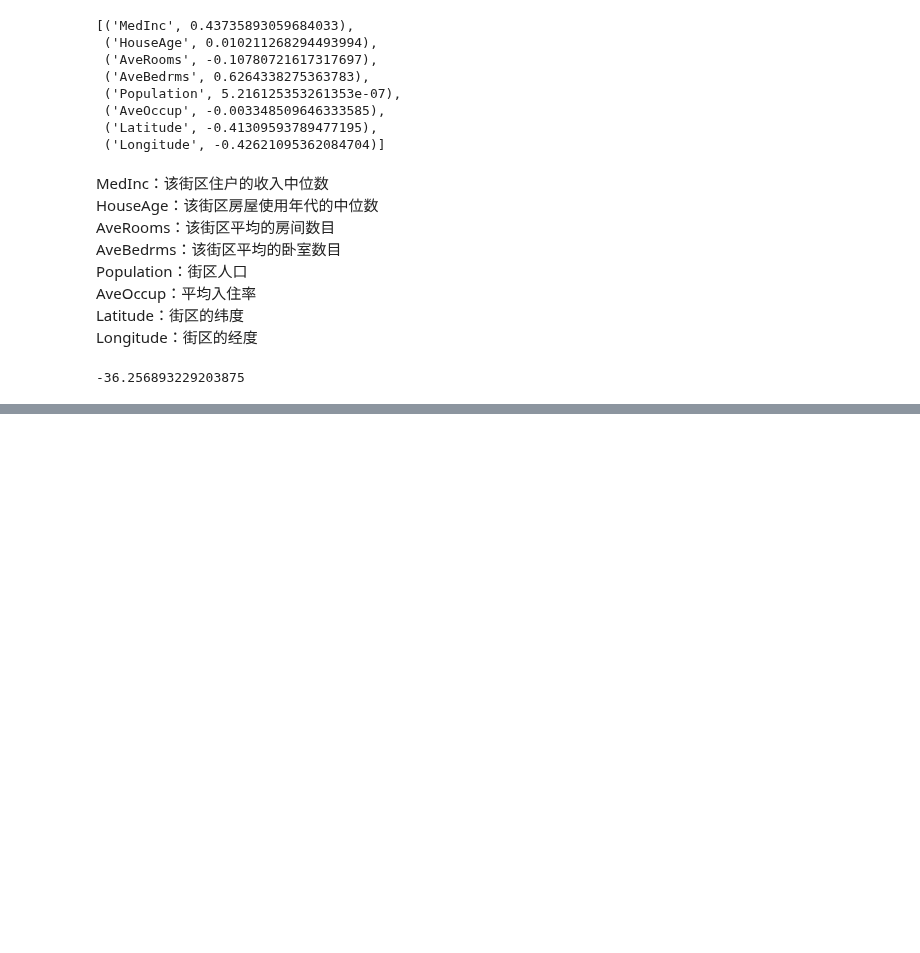
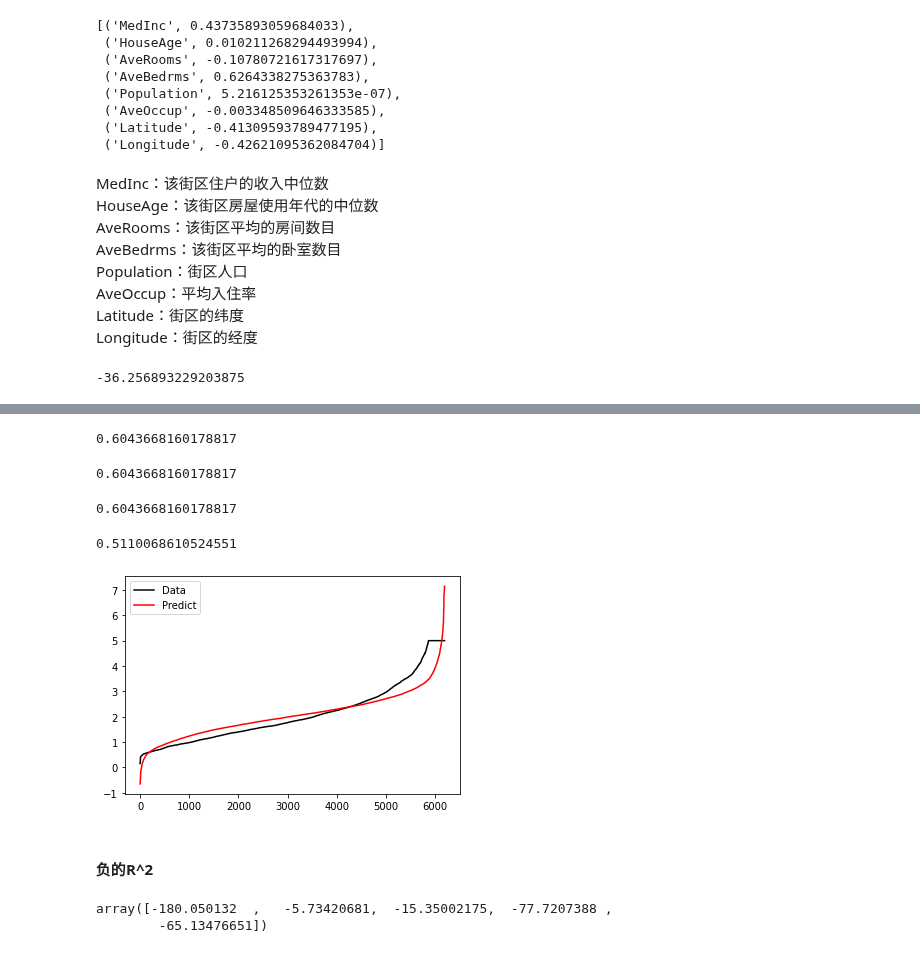
Before and after one commit to JustDoItGit/caicai_sklearn, a Jupyter notebook: 第九章 回归大家族：线性，岭回归，Lasso，多项式/线性回归.ipynb, the cells around one changed output, grey strips where cells are left out. Cells and saved outputs as stored; diff of their text form; code cells hidden in the pictures; blank space fills up the shorter version.

```diff
--- a/第九章 回归大家族：线性，岭回归，Lasso，多项式/线性回归.ipynb
+++ b/第九章 回归大家族：线性，岭回归，Lasso，多项式/线性回归.ipynb
@@ -164,0 +229,18 @@ reg.intercept_
+# %%
+r2 = reg.score(Xtest, Ytest)
+r2
+# %% [output]
+0.6043668160178817
+# %%
+r2_score(Ytest, yhat)
+# %% [output]
+0.6043668160178817
+# %%
+# 或者你也可以指定参数，就不必在意顺序了
+r2_score(y_true=Ytest, y_pred=yhat)
+# %% [output]
+0.6043668160178817
+# %%
+cross_val_score(reg, X, y, cv=10, scoring='r2').mean()
+# %% [output]
+0.5110068610524551
@@ -164,0 +249,18 @@ reg.intercept_
+# %%
+plt.plot(range(len(Ytest)),sorted(Ytest),c="black",label= "Data")
+plt.plot(range(len(yhat)),sorted(yhat),c="red",label = "Predict")
+plt.legend()
+plt.show()
+# %% [output]
+[figure, added]
+# %% [markdown]
+####  负的R^2
+# %%
+import numpy as np
+rng = np.random.RandomState(42)
+X = rng.randn(100, 80)
+y = rng.randn(100)
+cross_val_score(LR(), X, y, cv=5, scoring='r2')
+# %% [output]
+array([-180.050132  ,   -5.73420681,  -15.35002175,  -77.7207388 ,
+        -65.13476651])
```
Also changed, not shown: parts of 14 cells of this notebook.
